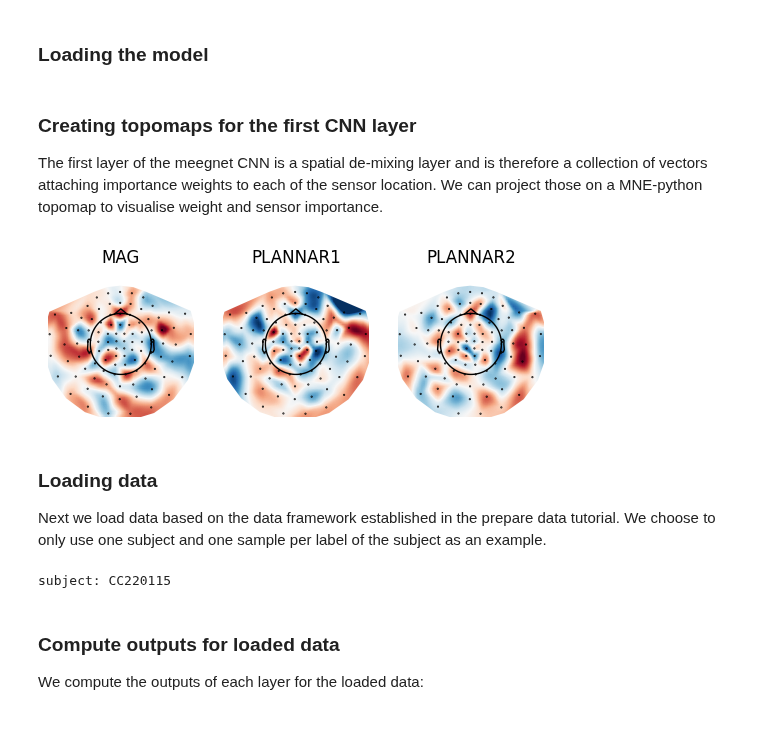
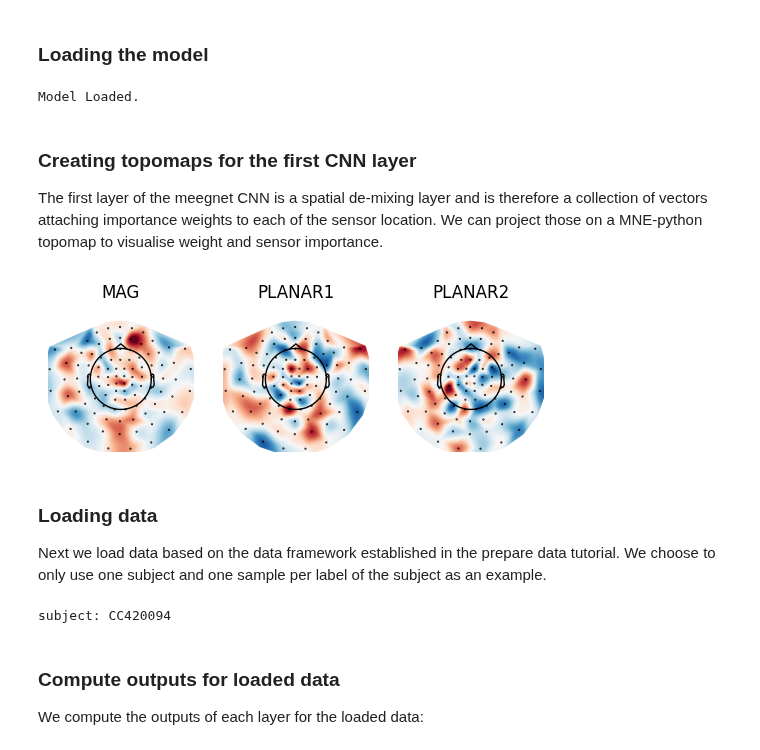
Before and after one commit to arthurdehgan/meegnet, a Jupyter notebook: notebooks/visu_filters.ipynb, the cells around one changed output. Cells and saved outputs as stored; diff of their text form; code cells hidden in the pictures.

```diff
--- a/notebooks/visu_filters.ipynb
+++ b/notebooks/visu_filters.ipynb
@@ -18,33 +19,36 @@ from meegnet.dataloaders import Dataset
 # 102 sensor locations (Elekta Neuromag Vector View 306 channel MEG),
 # and 400 time samples for 800ms of signal sampled as 500Hz.
 sensors = ["MAG", "PLANAR1", "PLANAR2"]
-n_channels = len(sensors)
-input_size = (n_channels, 102, 400)
+n_channels = "ALL"
+input_size = (3, 102, 400)
 
-n_outputs = 2 # using auditory vs visual stimulus classification -> 2 classes
+n_outputs = 2 # using auditory vs rest stimulus classification -> 2 classes
+n_subjects = 1000 # For this tutorial we will only use a fraction of the data
+n_samples = None # We will use all trials for each subject
 
 # Setting up paths
-save_path = "/home/arthur/data/"
-
-clf_type = "eventclf"
+classif = "mixed_auditory" # also used for naming files and for model name
+save_path = f"/home/arthur/data/camcan/{classif}"
+model_path = save_path
 # %% [markdown]
 ### Loading the model
 # %%
 # setting up a seed for reproducibility (will be used for numpy, pandas, torch, and the meegnet library)
-seed = 41
+seed = 42
 
 # net option can be "meegnet", "eegnet" etc, see documentation
 net_option = "meegnet"
 
 # name of the model
-name = f"eventclf_{net_option}_{seed}_{n_channels}"
+name = f"{classif}_{net_option}_{seed}_{n_channels}"
 
 my_model = Model(name, net_option, input_size, n_outputs, save_path=save_path)
-my_model.from_pretrained()
-# model_path = os.path.join(save_path, "net_42_fold1_MAG.pt")
-# my_model.load(model_path)
-
-model_weights = my_model.get_feature_weights()
+# my_model.from_pretrained()
+model_path = os.path.join(save_path, name + ".pt")
+my_model.load(model_path)
+print("Model Loaded.")
+# %% [output]
+Model Loaded.
 # %% [markdown]
 ### Creating topomaps for the first CNN layer
 
@@ -52,50 +56,55 @@ The first layer of the meegnet CNN is a spatial de-mixing layer and is therefore
 # %%
 def generate_layer_topomap(weights, sensors, info, save=False):
     fig, axs = plt.subplots(1, len(sensors))
-    filter_mean = np.mean(weights, axis=0)
 
     for i, sens in enumerate(sensors):
-        ax = axs[i] if n_channels > 1 else axs
+        data = PCA(1).fit(weights[:,i].squeeze()).components_[0]
+        ax = axs[i] if len(sensors) > 1 else axs
         im, _ = plot_topomap(
-            filter_mean[i].ravel(),
+            data,
             info,
             show=False,
             axes=ax,
             contours=False,
         )
         ax.axis("off")
         ax.title.set_text(sens)
 
     if save:
         plt.savefig(os.path.join(viz_path, name, "filters.png"))
     plt.show()
     plt.close()
 
 info = np.load("../camcan_sensor_locations.npy", allow_pickle=True).tolist()
+model_weights = my_model.get_feature_weights()
 weights = model_weights[0]
 
 generate_layer_topomap(weights, sensors, info)
 # %% [output]
-[figure, old version]
+[figure, new version]
 # %% [markdown]
 ### Loading data
 
 Next we load data based on the data framework established in the prepare data tutorial. We choose to only use one subject and one sample per label of the subject as an example.
 # %%
-csv_file = os.path.join(save_path, f"participants_info.csv")
-dataframe = (
-    pd.read_csv(csv_file, index_col=0)
-    .sample(frac=1, random_state=seed)
-    .reset_index(drop=True)
+dataset = EpochedDataset(
+    sfreq=500, # sampling frequency of 500Hz
+    n_subjects=n_subjects,
+    sensortype='ALL', # we use MAG GRAD GRAD here
+    lso=True,
+    random_state=seed,
 )
-subj_list = dataframe["sub"]
+dataset.preload(os.path.join(save_path))
+subj_list = dataset.subject_list
+
 np.random.seed(seed)
+random_subject_idx = np.random.choice(np.arange(len(subj_list)))
 sub = np.random.choice(subj_list)
 
 # Incrementing and changing subject in case there is an error with loading subject data
 data = []
 while data == []:
-    dataset = Dataset(
+    dataset = EpochedDataset(
         sfreq=500, # sampling frequency of 500Hz
         sensortype='ALL', # we use MAG GRAD GRAD here
         lso=True,
@@ -120,7 +129,7 @@ while True:
 
 print(f"subject: {sub}")
 # %% [output]
-subject: CC220115
+subject: CC420094
 # %% [markdown]
 ### Compute outputs for loaded data
 
```
Also changed, not shown: parts of 9 cells of this notebook, 6 other files.
